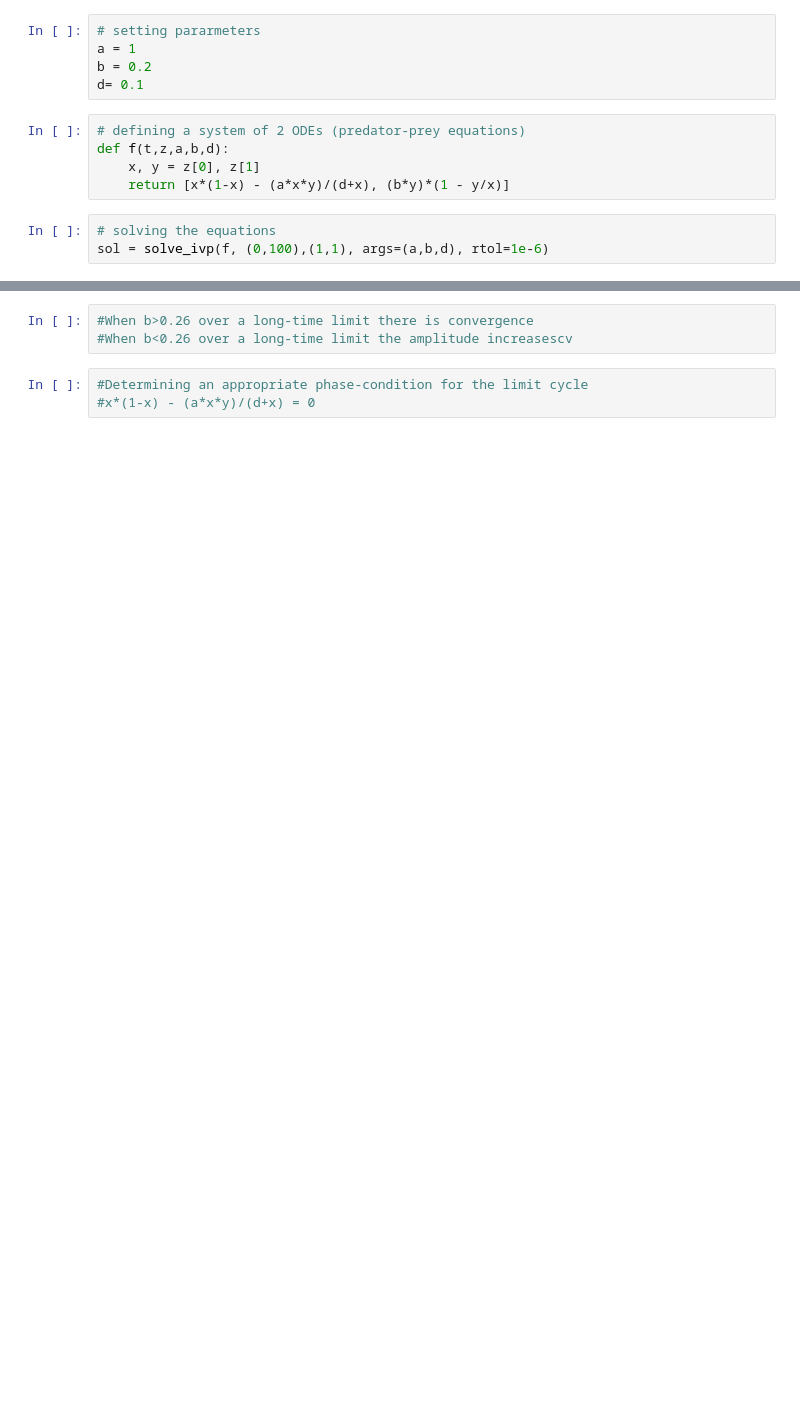
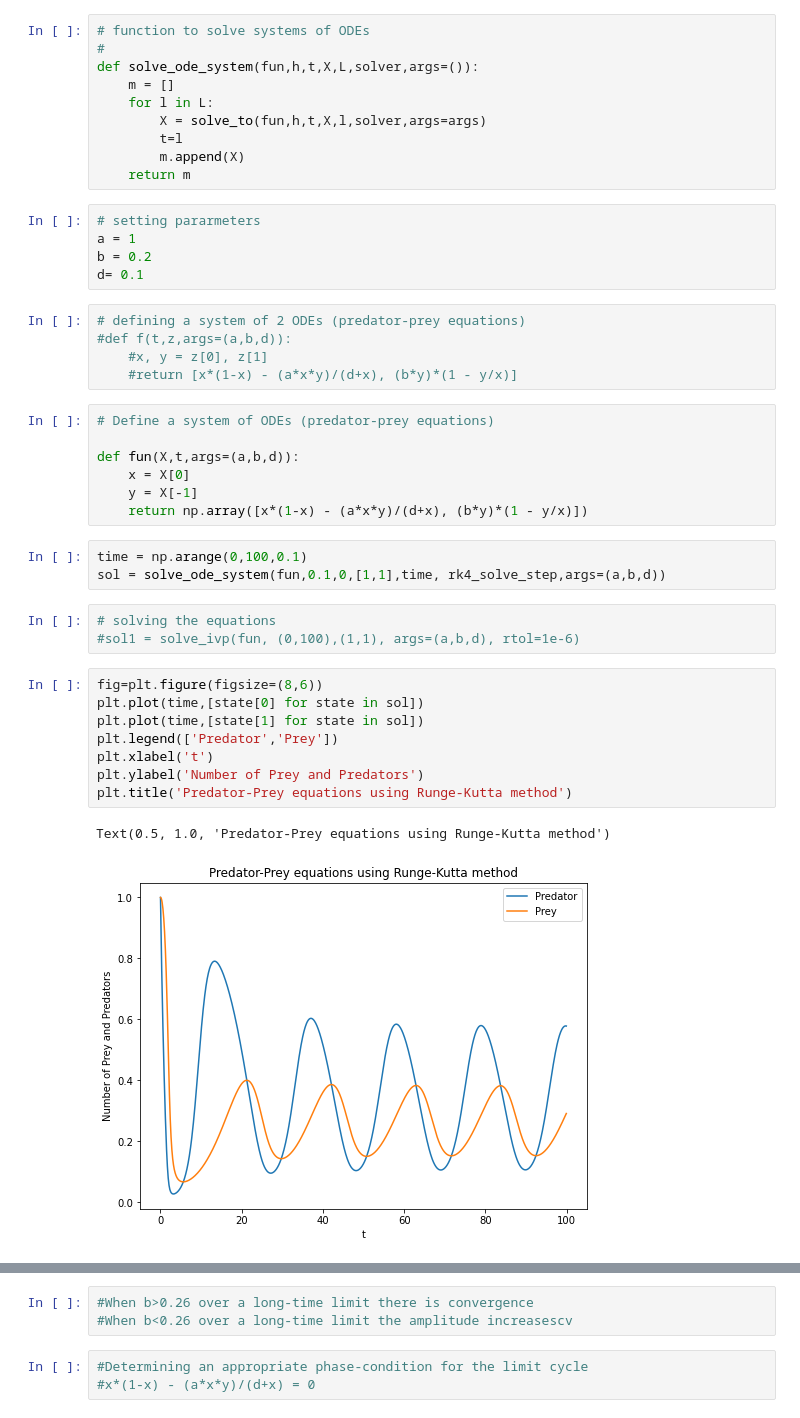
Before and after one commit to TheaRoseBarnes/emat30008, a Jupyter notebook: NumericalShooting.ipynb, the cells around one changed output, grey strips where cells are left out. Cells and saved outputs as stored; diff of their text form; blank space fills up the shorter version.

Commit message:
altered numerical shooting so that it uses euler and rk4 solvers rather than inbuilt solvers

```diff
--- a/NumericalShooting.ipynb
+++ b/NumericalShooting.ipynb
@@ -8,3 +38,13 @@ from scipy.integrate import solve_ivp
+# %%
+# function to solve systems of ODEs
+#
+def solve_ode_system(fun,h,t,X,L,solver,args=()):
+    m = []
+    for l in L:
+        X = solve_to(fun,h,t,X,l,solver,args=args)
+        t=l
+        m.append(X)
+    return m
 # %%
 # setting pararmeters
 a = 1
@@ -12,11 +52,32 @@ b = 0.2
 d= 0.1
 # %%
 # defining a system of 2 ODEs (predator-prey equations)
-def f(t,z,a,b,d):
-    x, y = z[0], z[1]
-    return [x*(1-x) - (a*x*y)/(d+x), (b*y)*(1 - y/x)]
+#def f(t,z,args=(a,b,d)):
+    #x, y = z[0], z[1]
+    #return [x*(1-x) - (a*x*y)/(d+x), (b*y)*(1 - y/x)]
+# %%
+# Define a system of ODEs (predator-prey equations)
+
+def fun(X,t,args=(a,b,d)):
+    x = X[0]
+    y = X[-1]
+    return np.array([x*(1-x) - (a*x*y)/(d+x), (b*y)*(1 - y/x)])
+# %%
+time = np.arange(0,100,0.1)
+sol = solve_ode_system(fun,0.1,0,[1,1],time, rk4_solve_step,args=(a,b,d))
 # %%
 # solving the equations
-sol = solve_ivp(f, (0,100),(1,1), args=(a,b,d), rtol=1e-6)
+#sol1 = solve_ivp(fun, (0,100),(1,1), args=(a,b,d), rtol=1e-6)
+# %%
+fig=plt.figure(figsize=(8,6))
+plt.plot(time,[state[0] for state in sol])
+plt.plot(time,[state[1] for state in sol])
+plt.legend(['Predator','Prey'])
+plt.xlabel('t')
+plt.ylabel('Number of Prey and Predators')
+plt.title('Predator-Prey equations using Runge-Kutta method')
+# %% [output]
+Text(0.5, 1.0, 'Predator-Prey equations using Runge-Kutta method')
+[figure, added]
 # %%
 # plotting a graph of the solutions
```
Also changed, not shown: parts of 17 cells of this notebook.
